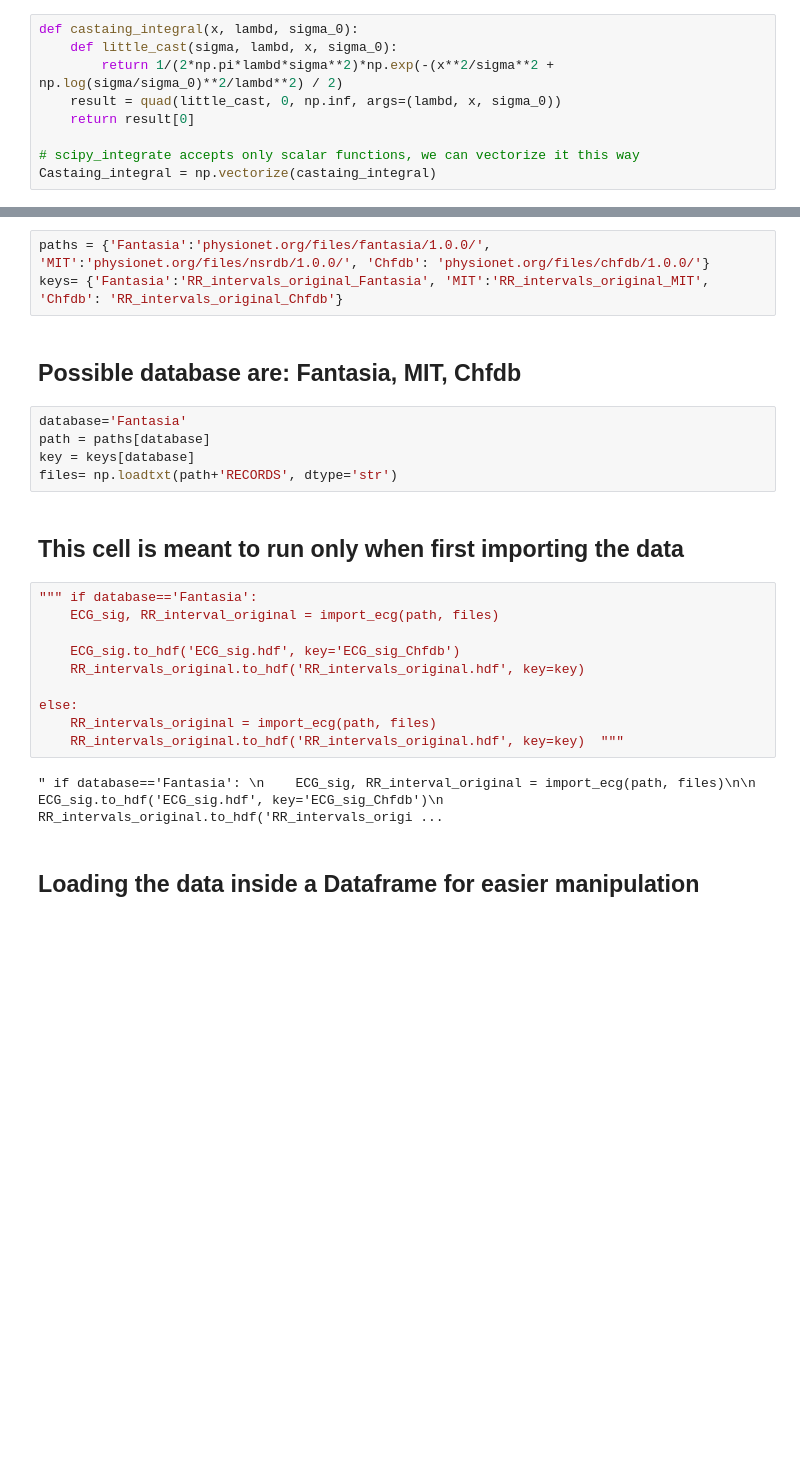
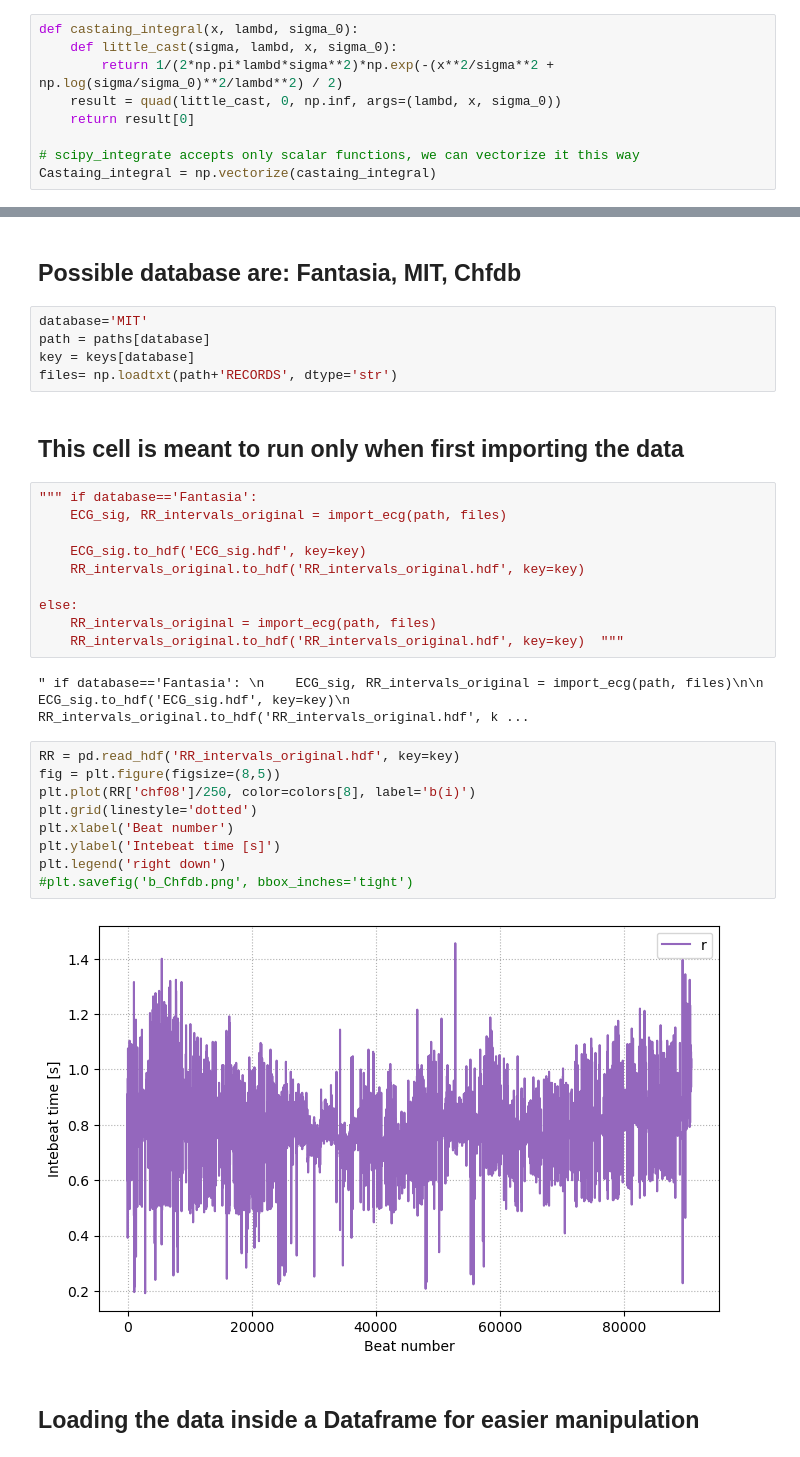
Before and after one commit to threeblueonebrowneyes/Critical-Scale-Invariance-Heart-Rate, a Jupyter notebook: CleanCode_Combined.ipynb, the cells around one changed output, grey strips where cells are left out. Drawn from its saved outputs; the diff is of its cells as text; blank space fills up the shorter version.

```diff
--- a/CleanCode_Combined.ipynb
+++ b/CleanCode_Combined.ipynb
@@ -170,10 +169,7 @@ Castaing_integral = np.vectorize(castaing_integral)
-# %%
-paths = {'Fantasia':'physionet.org/files/fantasia/1.0.0/', 'MIT':'physionet.org/files/nsrdb/1.0.0/', 'Chfdb': 'physionet.org/files/chfdb/1.0.0/'}
-keys= {'Fantasia':'RR_intervals_original_Fantasia', 'MIT':'RR_intervals_original_MIT', 'Chfdb': 'RR_intervals_original_Chfdb'}
 # %% [markdown]
 ## Possible database are: Fantasia, MIT, Chfdb
 # %%
-database='Fantasia'
+database='MIT'
 path = paths[database]
 key = keys[database]
 files= np.loadtxt(path+'RECORDS', dtype='str')
@@ -181,16 +177,27 @@ files= np.loadtxt(path+'RECORDS', dtype='str')
 ## This cell is meant to run only when first importing the data
 # %%
 """ if database=='Fantasia':
-    ECG_sig, RR_interval_original = import_ecg(path, files)
+    ECG_sig, RR_intervals_original = import_ecg(path, files)
 
-    ECG_sig.to_hdf('ECG_sig.hdf', key='ECG_sig_Chfdb')
+    ECG_sig.to_hdf('ECG_sig.hdf', key=key)
     RR_intervals_original.to_hdf('RR_intervals_original.hdf', key=key)
 
 else:
     RR_intervals_original = import_ecg(path, files)
     RR_intervals_original.to_hdf('RR_intervals_original.hdf', key=key)  """
 # %% [output]
-" if database=='Fantasia': \n    ECG_sig, RR_interval_original = import_ecg(path, files)\n\n    ECG_sig.to_hdf('ECG_sig.hdf', key='ECG_sig_Chfdb')\n    RR_intervals_original.to_hdf('RR_intervals_origi ...
+" if database=='Fantasia': \n    ECG_sig, RR_intervals_original = import_ecg(path, files)\n\n    ECG_sig.to_hdf('ECG_sig.hdf', key=key)\n    RR_intervals_original.to_hdf('RR_intervals_original.hdf', k ...
+# %%
+RR = pd.read_hdf('RR_intervals_original.hdf', key=key)
+fig = plt.figure(figsize=(8,5))
+plt.plot(RR['chf08']/250, color=colors[8], label='b(i)')
+plt.grid(linestyle='dotted')
+plt.xlabel('Beat number')
+plt.ylabel('Intebeat time [s]')
+plt.legend('right down')
+#plt.savefig('b_Chfdb.png', bbox_inches='tight')
+# %% [output]
+[figure, added]
 # %% [markdown]
 ## Loading the data inside a Dataframe for easier manipulation
 # %%
```
Also changed, not shown: parts of 13 cells of this notebook, 23 other files.
